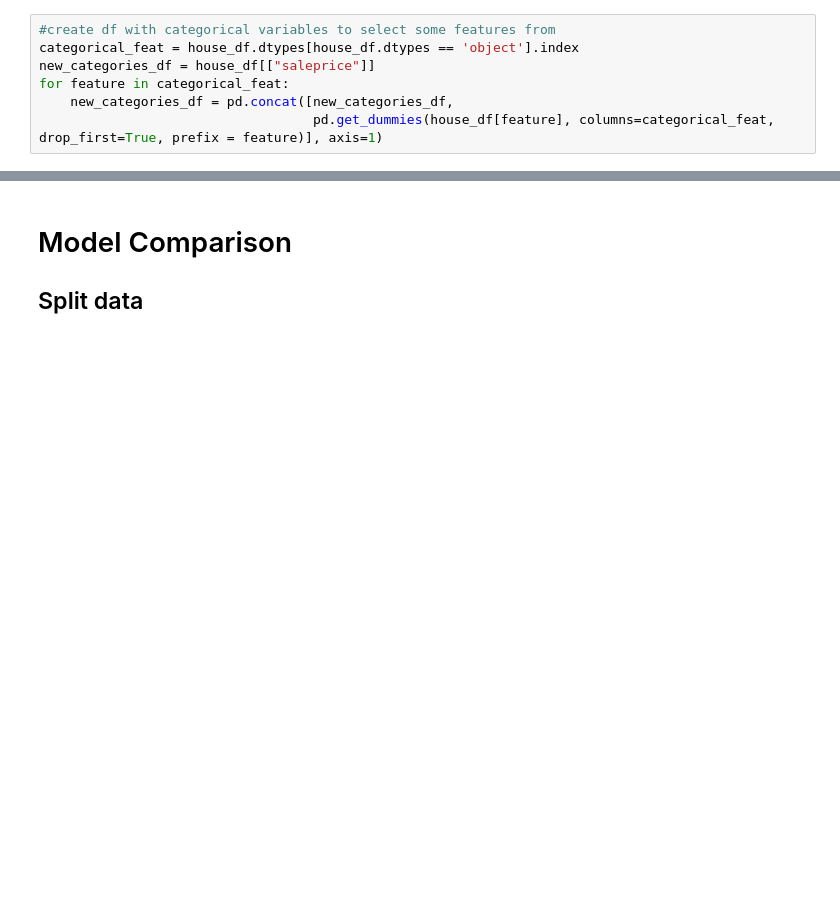
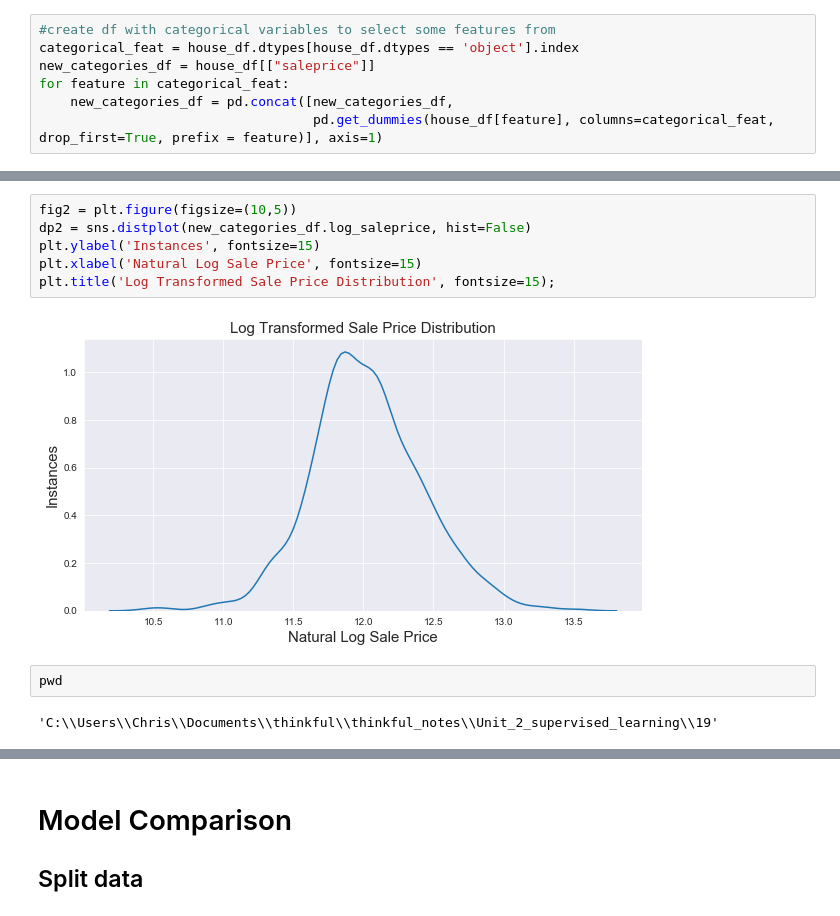
Before and after one commit to chrisoyer/thinkful_notes, a Jupyter notebook: Unit_2_supervised_learning/19/19.8_Regression_Challenge.ipynb, the cells around one changed output, grey strips where cells are left out. Cells and saved outputs as stored; diff of their text form; blank space fills up the shorter version.

```diff
--- a/Unit_2_supervised_learning/19/19.8_Regression_Challenge.ipynb
+++ b/Unit_2_supervised_learning/19/19.8_Regression_Challenge.ipynb
@@ -170,0 +179,12 @@ y = house_df.saleprice
+# %%
+fig2 = plt.figure(figsize=(10,5))
+dp2 = sns.distplot(new_categories_df.log_saleprice, hist=False)
+plt.ylabel('Instances', fontsize=15)
+plt.xlabel('Natural Log Sale Price', fontsize=15)
+plt.title('Log Transformed Sale Price Distribution', fontsize=15);
+# %% [output]
+[figure, added]
+# %%
+pwd
+# %% [output]
+'C:\\Users\\Chris\\Documents\\thinkful\\thinkful_notes\\Unit_2_supervised_learning\\19'
```
Also changed, not shown: parts of 18 cells of this notebook, 2 other files.
